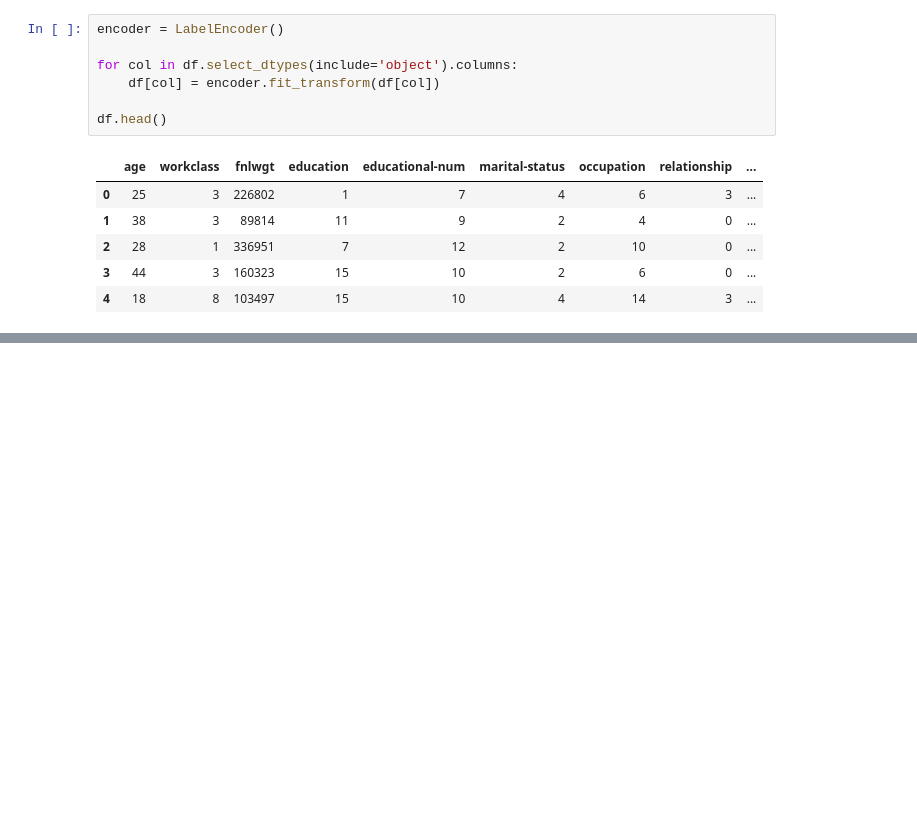
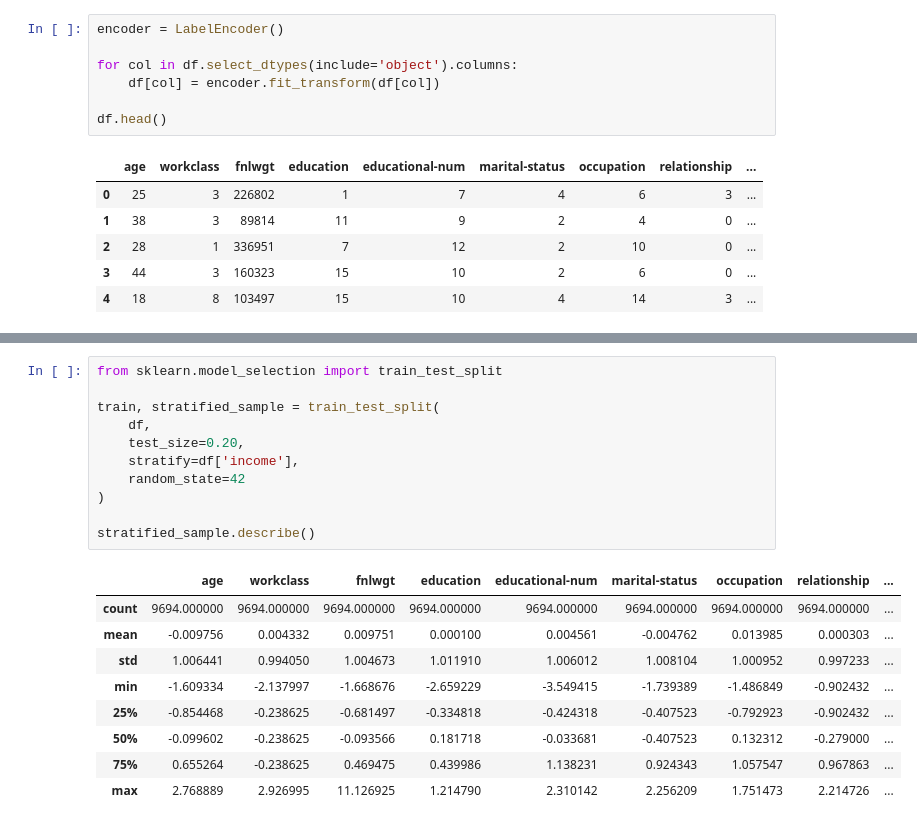
Before and after one commit to Raj-MM/241A008_Raj_Assignment1, a Jupyter notebook: Assignment1.ipynb, the cells around one changed output, grey strips where cells are left out. Cells and saved outputs as stored; diff of their text form; blank space fills up the shorter version.

```diff
--- a/Assignment1.ipynb
+++ b/Assignment1.ipynb
@@ -350,0 +379,21 @@ df.head()
+# %%
+from sklearn.model_selection import train_test_split
+
+train, stratified_sample = train_test_split(
+    df,
+    test_size=0.20,
+    stratify=df['income'],
+    random_state=42
+)
+
+stratified_sample.describe()
+# %% [output]
+|  | age | workclass | fnlwgt | education | educational-num | marital-status | occupation | relationship | ... |
+| count | 9694.000000 | 9694.000000 | 9694.000000 | 9694.000000 | 9694.000000 | 9694.000000 | 9694.000000 | 9694.000000 | ... |
+| mean | -0.009756 | 0.004332 | 0.009751 | 0.000100 | 0.004561 | -0.004762 | 0.013985 | 0.000303 | ... |
+| std | 1.006441 | 0.994050 | 1.004673 | 1.011910 | 1.006012 | 1.008104 | 1.000952 | 0.997233 | ... |
+| min | -1.609334 | -2.137997 | -1.668676 | -2.659229 | -3.549415 | -1.739389 | -1.486849 | -0.902432 | ... |
+| 25% | -0.854468 | -0.238625 | -0.681497 | -0.334818 | -0.424318 | -0.407523 | -0.792923 | -0.902432 | ... |
+| 50% | -0.099602 | -0.238625 | -0.093566 | 0.181718 | -0.033681 | -0.407523 | 0.132312 | -0.279000 | ... |
+| 75% | 0.655264 | -0.238625 | 0.469475 | 0.439986 | 1.138231 | 0.924343 | 1.057547 | 0.967863 | ... |
+| max | 2.768889 | 2.926995 | 11.126925 | 1.214790 | 2.310142 | 2.256209 | 1.751473 | 2.214726 | ... |
```
Also changed, not shown: parts of 6 cells of this notebook.
